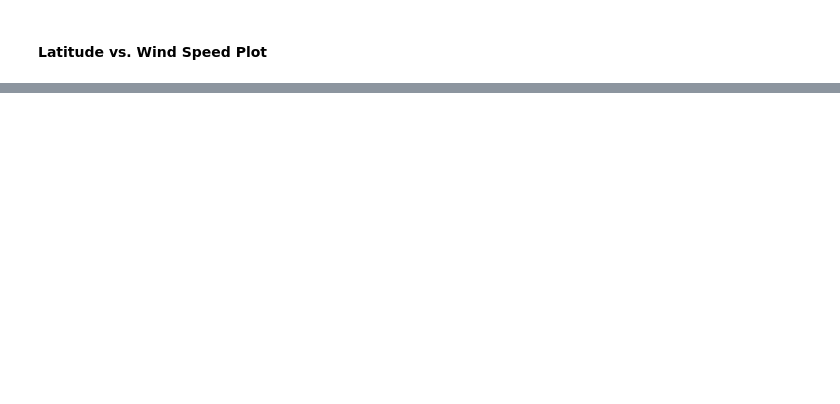
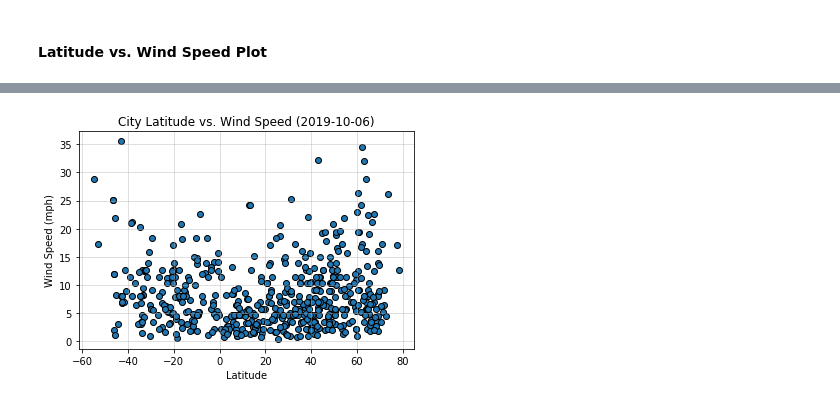
Before and after one commit to bryan-lopez/weather-pie, a Jupyter notebook: WeatherPy.ipynb, the cells around one changed output, grey strips where cells are left out. Saved outputs shown, nothing was run; the diff lists cells and outputs as text; code cells hidden in the pictures; blank space fills up the shorter version.

```diff
--- a/WeatherPy.ipynb
+++ b/WeatherPy.ipynb
@@ -168,0 +198,13 @@ weather_df.to_csv('./cities_weather.csv', index=False)
+# %%
+speedywindy = weather_df['Wind Speed'].to_numpy()
+
+plt.scatter(lats, speedywindy, edgecolor='k')
+plt.grid(alpha=.5)
+plt.xlabel('Latitude')
+plt.ylabel('Wind Speed (mph)')
+plt.title('City Latitude vs. Wind Speed (2019-10-06)')
+
+plt.savefig(imagepath+'Latitude_Wind')
+plt.show()
+# %% [output]
+[figure, added]
```
Also changed, not shown: parts of 8 cells of this notebook, 4 other files.
